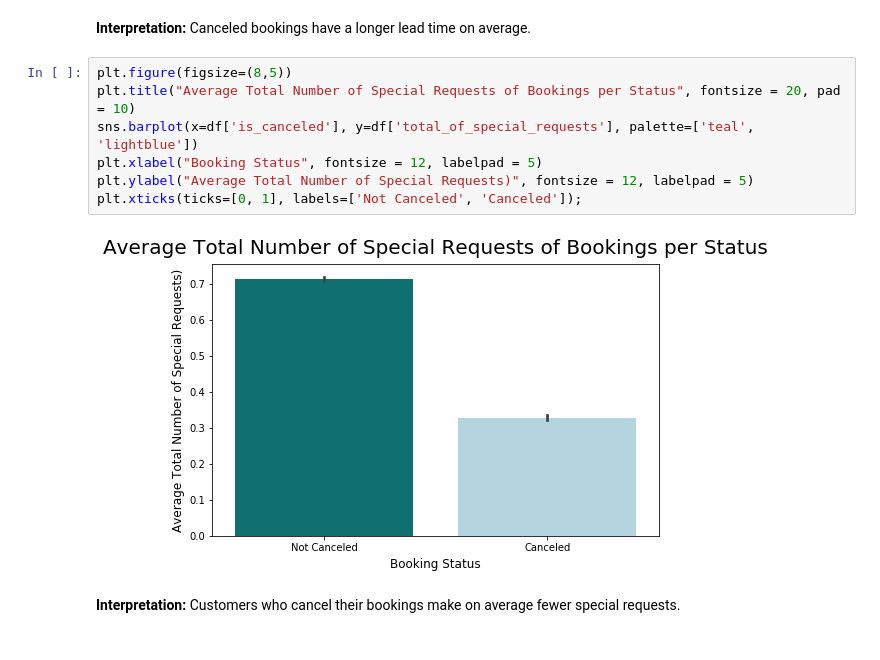
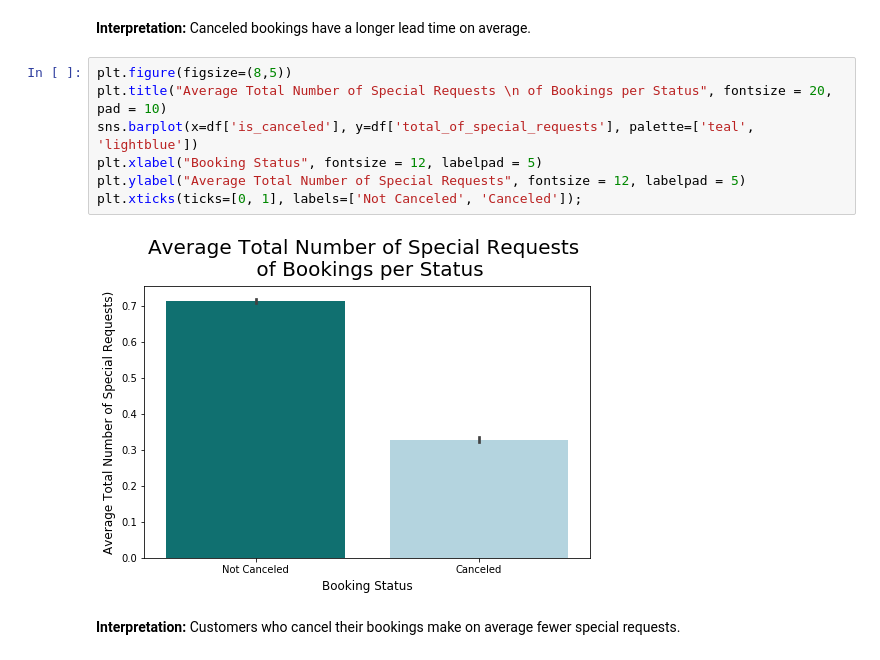
Before and after one commit to JulKelman/Predicting-Hotel-Bookings-Cancellation, a Jupyter notebook: code/Notebook 1 .ipynb, the cells around one changed output. Cells and saved outputs as stored; diff of their text form.

```diff
--- a/code/Notebook 1 .ipynb
+++ b/code/Notebook 1 .ipynb
@@ -361,12 +381,12 @@ plt.xticks(ticks=[0, 1], labels=['Not Canceled', 'Canceled']);
 **Interpretation:** Canceled bookings have a longer lead time on average.
 # %%
 plt.figure(figsize=(8,5))
-plt.title("Average Total Number of Special Requests of Bookings per Status", fontsize = 20, pad = 10)
+plt.title("Average Total Number of Special Requests \n of Bookings per Status", fontsize = 20, pad = 10)
 sns.barplot(x=df['is_canceled'], y=df['total_of_special_requests'], palette=['teal', 'lightblue'])
 plt.xlabel("Booking Status", fontsize = 12, labelpad = 5)
-plt.ylabel("Average Total Number of Special Requests)", fontsize = 12, labelpad = 5)
+plt.ylabel("Average Total Number of Special Requests", fontsize = 12, labelpad = 5)
 plt.xticks(ticks=[0, 1], labels=['Not Canceled', 'Canceled']);
 # %% [output]
-[figure, old version]
+[figure, new version]
 # %% [markdown]
 **Interpretation:** Customers who cancel their bookings make on average fewer special requests.
```
Also changed, not shown: parts of 39 cells of this notebook, 1 other file.
